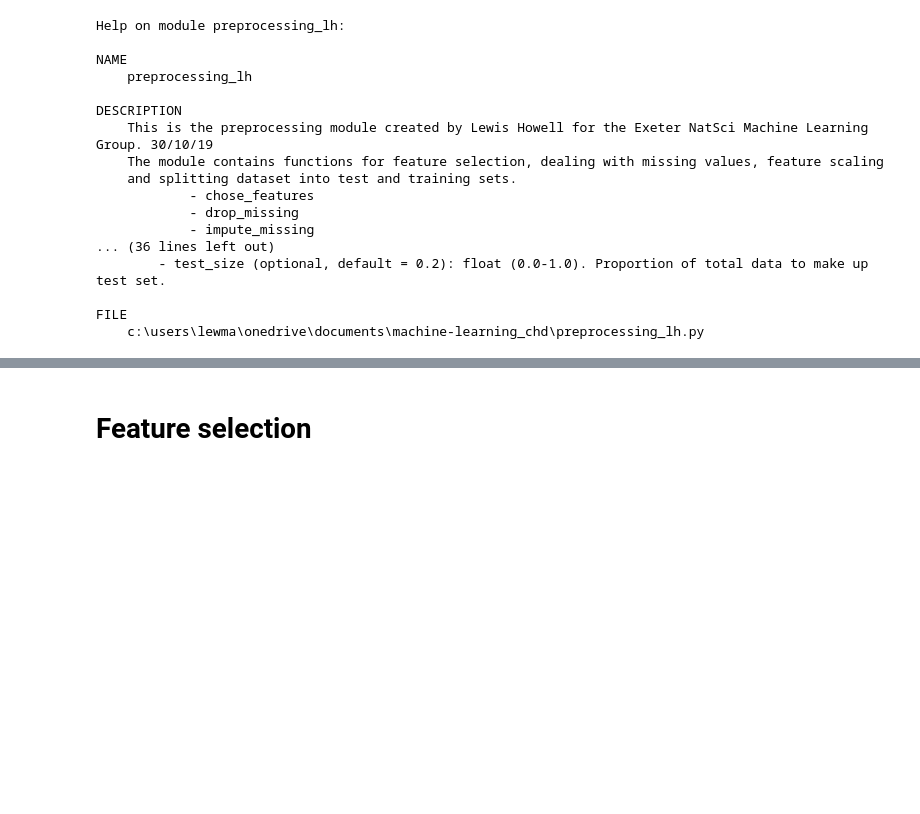
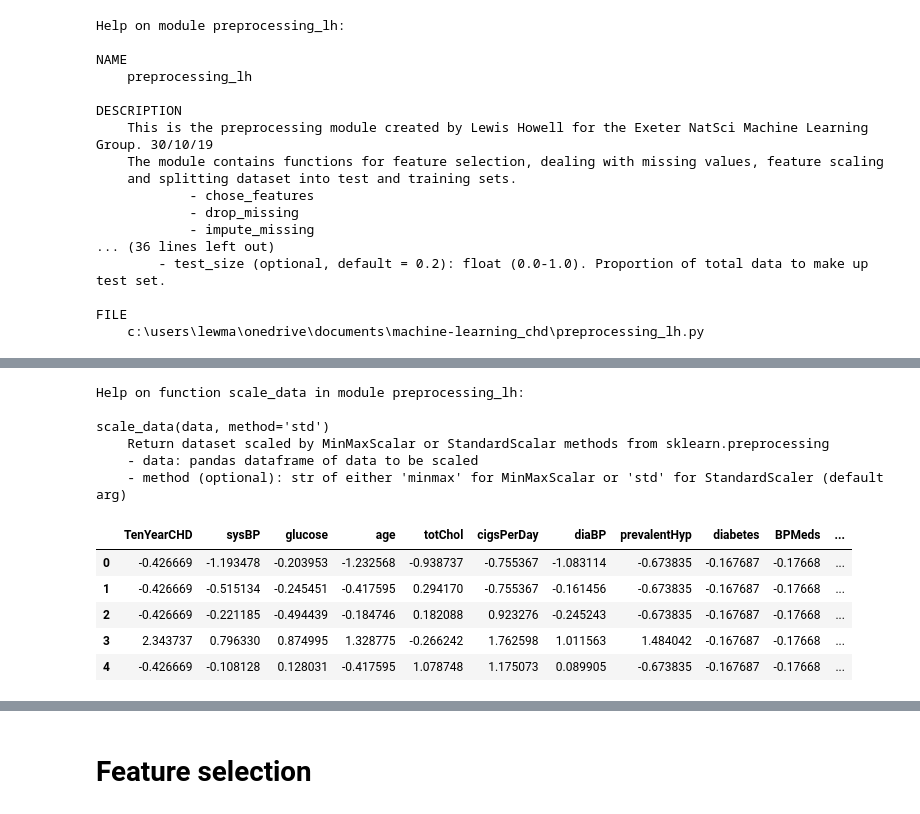
Before and after one commit to ljhowell/machine-learning_CHD, a Jupyter notebook: Pre-processing.ipynb, the cells around one changed output, grey strips where cells are left out. Cells and saved outputs as stored; diff of their text form; code cells hidden in the pictures; blank space fills up the shorter version.

```diff
--- a/Pre-processing.ipynb
+++ b/Pre-processing.ipynb
@@ -110,0 +197,19 @@ Now selecting chosen features....
+# %%
+#3. Scaling
+help(scale_data)
+
+d4 = prep.scale_data(d3,method='std')
+d4.head()
+# %% [output]
+Help on function scale_data in module preprocessing_lh:
+
+scale_data(data, method='std')
+    Return dataset scaled by MinMaxScalar or StandardScalar methods from sklearn.preprocessing
+    - data: pandas dataframe of data to be scaled
+    - method (optional): str of either 'minmax' for MinMaxScalar or 'std' for StandardScaler (default arg)
+|  | TenYearCHD | sysBP | glucose | age | totChol | cigsPerDay | diaBP | prevalentHyp | diabetes | BPMeds | ... |
+| 0 | -0.426669 | -1.193478 | -0.203953 | -1.232568 | -0.938737 | -0.755367 | -1.083114 | -0.673835 | -0.167687 | -0.17668 | ... |
+| 1 | -0.426669 | -0.515134 | -0.245451 | -0.417595 | 0.294170 | -0.755367 | -0.161456 | -0.673835 | -0.167687 | -0.17668 | ... |
+| 2 | -0.426669 | -0.221185 | -0.494439 | -0.184746 | 0.182088 | 0.923276 | -0.245243 | -0.673835 | -0.167687 | -0.17668 | ... |
+| 3 | 2.343737 | 0.796330 | 0.874995 | 1.328775 | -0.266242 | 1.762598 | 1.011563 | 1.484042 | -0.167687 | -0.17668 | ... |
+| 4 | -0.426669 | -0.108128 | 0.128031 | -0.417595 | 1.078748 | 1.175073 | 0.089905 | -0.673835 | -0.167687 | -0.17668 | ... |
```
Also changed, not shown: parts of 13 cells of this notebook, 1 other file.
